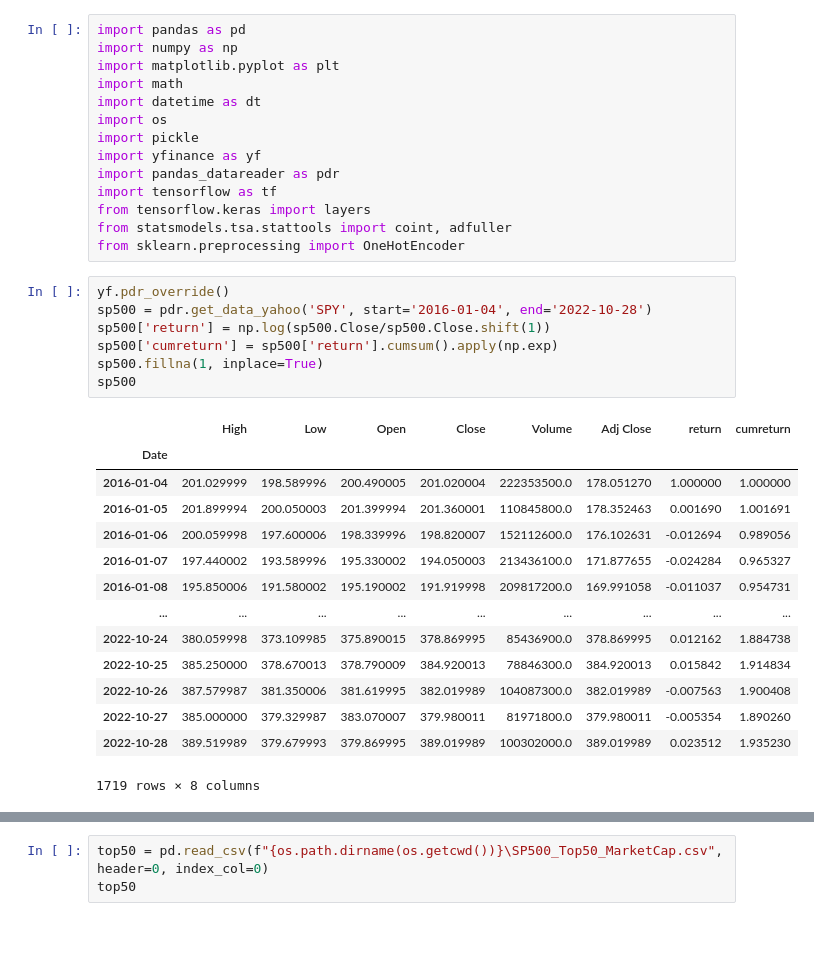
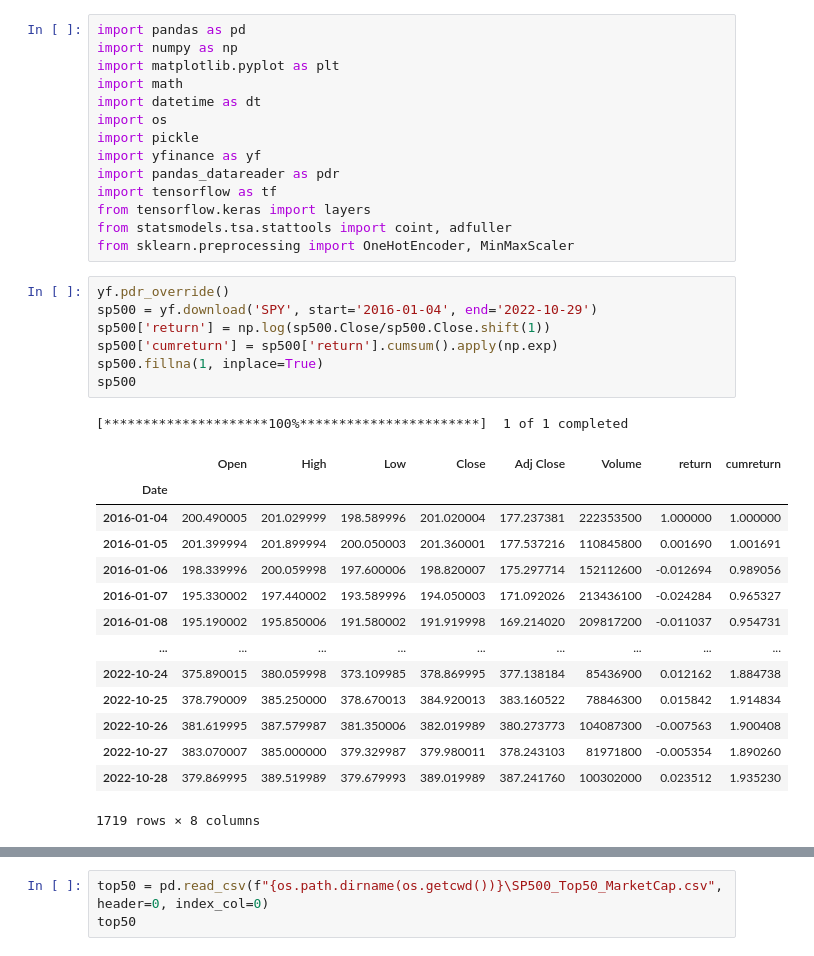
Before and after one commit to Lzhenghong/Quant-Projects, a Jupyter notebook: SP500/Cointegration_LSTM_strategy/SP500_Cointegration_LSTM.ipynb, the cells around one changed output, grey strips where cells are left out. Saved outputs shown, nothing was run; the diff lists cells and outputs as text.

```diff
--- a/SP500/Cointegration_LSTM_strategy/SP500_Cointegration_LSTM.ipynb
+++ b/SP500/Cointegration_LSTM_strategy/SP500_Cointegration_LSTM.ipynb
@@ -11,29 +11,30 @@ import pandas_datareader as pdr
 import tensorflow as tf
 from tensorflow.keras import layers
 from statsmodels.tsa.stattools import coint, adfuller
-from sklearn.preprocessing import OneHotEncoder
+from sklearn.preprocessing import OneHotEncoder, MinMaxScaler
 # %%
 yf.pdr_override()
-sp500 = pdr.get_data_yahoo('SPY', start='2016-01-04', end='2022-10-28')
+sp500 = yf.download('SPY', start='2016-01-04', end='2022-10-29')
 sp500['return'] = np.log(sp500.Close/sp500.Close.shift(1))
 sp500['cumreturn'] = sp500['return'].cumsum().apply(np.exp)
 sp500.fillna(1, inplace=True)
 sp500
 # %% [output]
+[*********************100%***********************]  1 of 1 completed
-|  | High | Low | Open | Close | Volume | Adj Close | return | cumreturn |
+|  | Open | High | Low | Close | Adj Close | Volume | return | cumreturn |
 | Date |  |  |  |  |  |  |  |  |
-| 2016-01-04 | 201.029999 | 198.589996 | 200.490005 | 201.020004 | 222353500.0 | 178.051270 | 1.000000 | 1.000000 |
-| 2016-01-05 | 201.899994 | 200.050003 | 201.399994 | 201.360001 | 110845800.0 | 178.352463 | 0.001690 | 1.001691 |
-| 2016-01-06 | 200.059998 | 197.600006 | 198.339996 | 198.820007 | 152112600.0 | 176.102631 | -0.012694 | 0.989056 |
-| 2016-01-07 | 197.440002 | 193.589996 | 195.330002 | 194.050003 | 213436100.0 | 171.877655 | -0.024284 | 0.965327 |
-| 2016-01-08 | 195.850006 | 191.580002 | 195.190002 | 191.919998 | 209817200.0 | 169.991058 | -0.011037 | 0.954731 |
+| 2016-01-04 | 200.490005 | 201.029999 | 198.589996 | 201.020004 | 177.237381 | 222353500 | 1.000000 | 1.000000 |
+| 2016-01-05 | 201.399994 | 201.899994 | 200.050003 | 201.360001 | 177.537216 | 110845800 | 0.001690 | 1.001691 |
+| 2016-01-06 | 198.339996 | 200.059998 | 197.600006 | 198.820007 | 175.297714 | 152112600 | -0.012694 | 0.989056 |
+| 2016-01-07 | 195.330002 | 197.440002 | 193.589996 | 194.050003 | 171.092026 | 213436100 | -0.024284 | 0.965327 |
+| 2016-01-08 | 195.190002 | 195.850006 | 191.580002 | 191.919998 | 169.214020 | 209817200 | -0.011037 | 0.954731 |
 | ... | ... | ... | ... | ... | ... | ... | ... | ... |
-| 2022-10-24 | 380.059998 | 373.109985 | 375.890015 | 378.869995 | 85436900.0 | 378.869995 | 0.012162 | 1.884738 |
-| 2022-10-25 | 385.250000 | 378.670013 | 378.790009 | 384.920013 | 78846300.0 | 384.920013 | 0.015842 | 1.914834 |
-| 2022-10-26 | 387.579987 | 381.350006 | 381.619995 | 382.019989 | 104087300.0 | 382.019989 | -0.007563 | 1.900408 |
-| 2022-10-27 | 385.000000 | 379.329987 | 383.070007 | 379.980011 | 81971800.0 | 379.980011 | -0.005354 | 1.890260 |
-| 2022-10-28 | 389.519989 | 379.679993 | 379.869995 | 389.019989 | 100302000.0 | 389.019989 | 0.023512 | 1.935230 |
+| 2022-10-24 | 375.890015 | 380.059998 | 373.109985 | 378.869995 | 377.138184 | 85436900 | 0.012162 | 1.884738 |
+| 2022-10-25 | 378.790009 | 385.250000 | 378.670013 | 384.920013 | 383.160522 | 78846300 | 0.015842 | 1.914834 |
+| 2022-10-26 | 381.619995 | 387.579987 | 381.350006 | 382.019989 | 380.273773 | 104087300 | -0.007563 | 1.900408 |
+| 2022-10-27 | 383.070007 | 385.000000 | 379.329987 | 379.980011 | 378.243103 | 81971800 | -0.005354 | 1.890260 |
+| 2022-10-28 | 379.869995 | 389.519989 | 379.679993 | 389.019989 | 387.241760 | 100302000 | 0.023512 | 1.935230 |
-1719 rows × 8 columns
+1719 rows × 8 columns
 # %%
 df = pd.read_csv(f"{os.path.dirname(os.getcwd())}\SP500 stock OHLC extended.csv", header=0, index_col=0, parse_dates=[0])
 data = df.copy()
```
Also changed, not shown: parts of 42 cells of this notebook, 2 other files.
